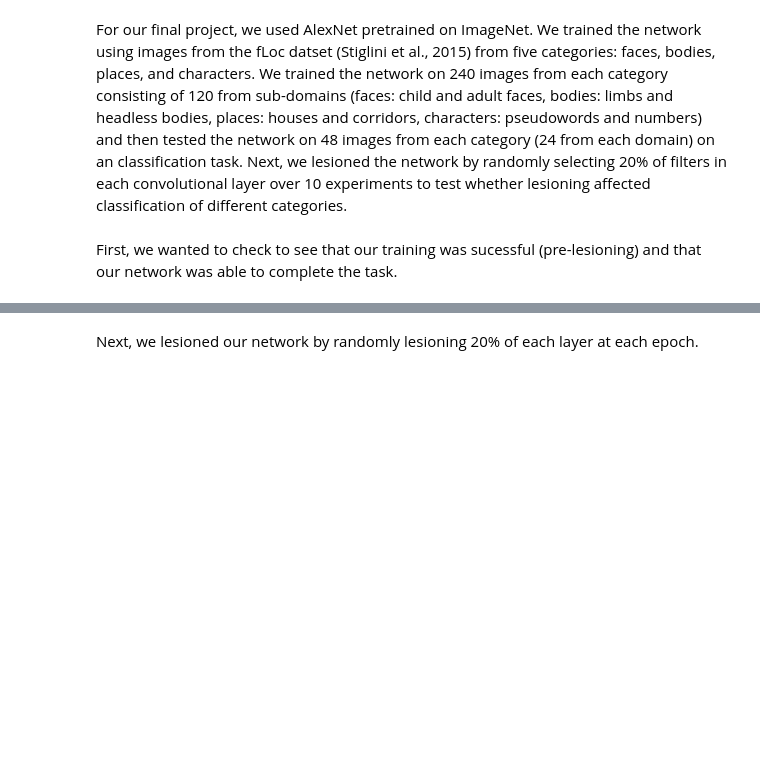
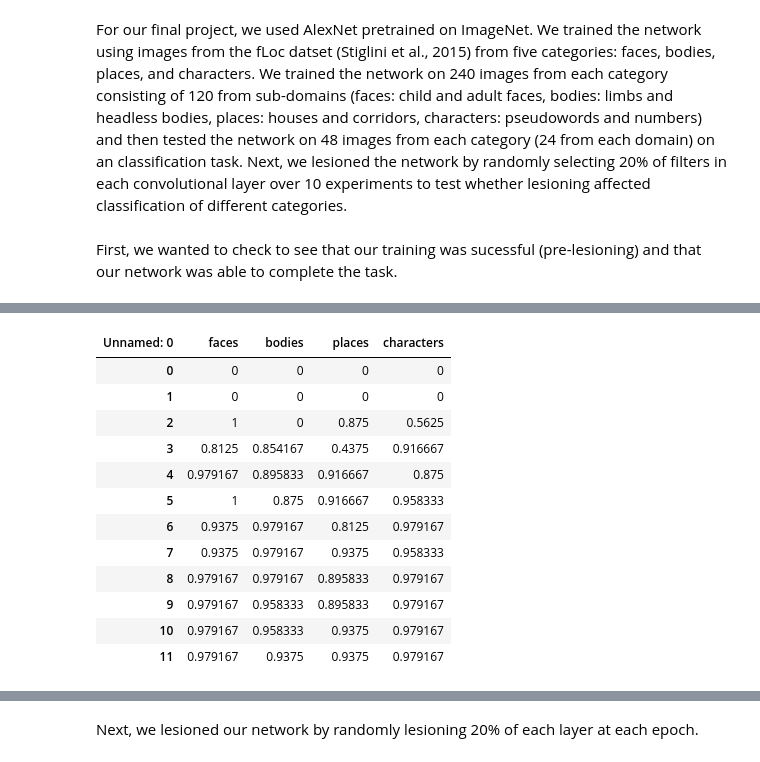
Before and after one commit to violetxi/PSYCH250FinalProject, a Jupyter notebook: writeup/writeup.ipynb, the cells around one changed output, grey strips where cells are left out. Drawn from its saved outputs; the diff is of its cells as text; code cells hidden in the pictures; blank space fills up the shorter version.

```diff
--- a/writeup/writeup.ipynb
+++ b/writeup/writeup.ipynb
@@ -21,3 +37,19 @@ epoch_by_label = pd.read_csv('../results/epoch_results_by_label.csv')
+# %%
+df
+# %% [output]
+| Unnamed: 0 | faces | bodies | places | characters |
+| 0 | 0 | 0 | 0 | 0 |
+| 1 | 0 | 0 | 0 | 0 |
+| 2 | 1 | 0 | 0.875 | 0.5625 |
+| 3 | 0.8125 | 0.854167 | 0.4375 | 0.916667 |
+| 4 | 0.979167 | 0.895833 | 0.916667 | 0.875 |
+| 5 | 1 | 0.875 | 0.916667 | 0.958333 |
+| 6 | 0.9375 | 0.979167 | 0.8125 | 0.979167 |
+| 7 | 0.9375 | 0.979167 | 0.9375 | 0.958333 |
+| 8 | 0.979167 | 0.979167 | 0.895833 | 0.979167 |
+| 9 | 0.979167 | 0.958333 | 0.895833 | 0.979167 |
+| 10 | 0.979167 | 0.958333 | 0.9375 | 0.979167 |
+| 11 | 0.979167 | 0.9375 | 0.9375 | 0.979167 |
 # %%
 # plot the results for the network without lesions as a sanity check
 
```
Also changed, not shown: parts of 5 cells of this notebook.
